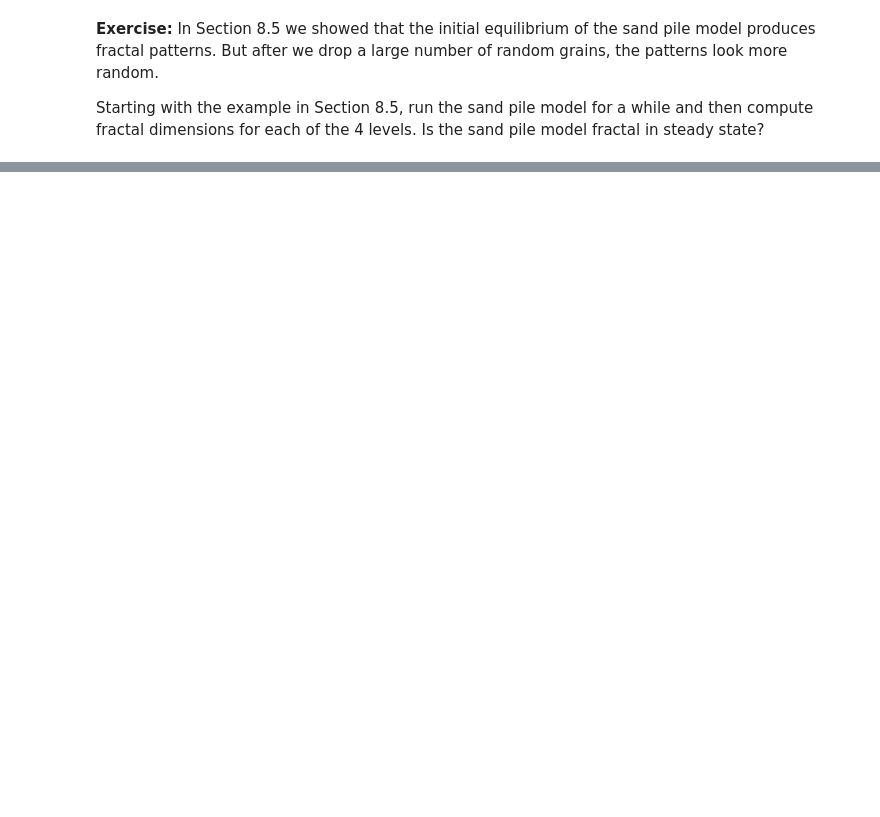
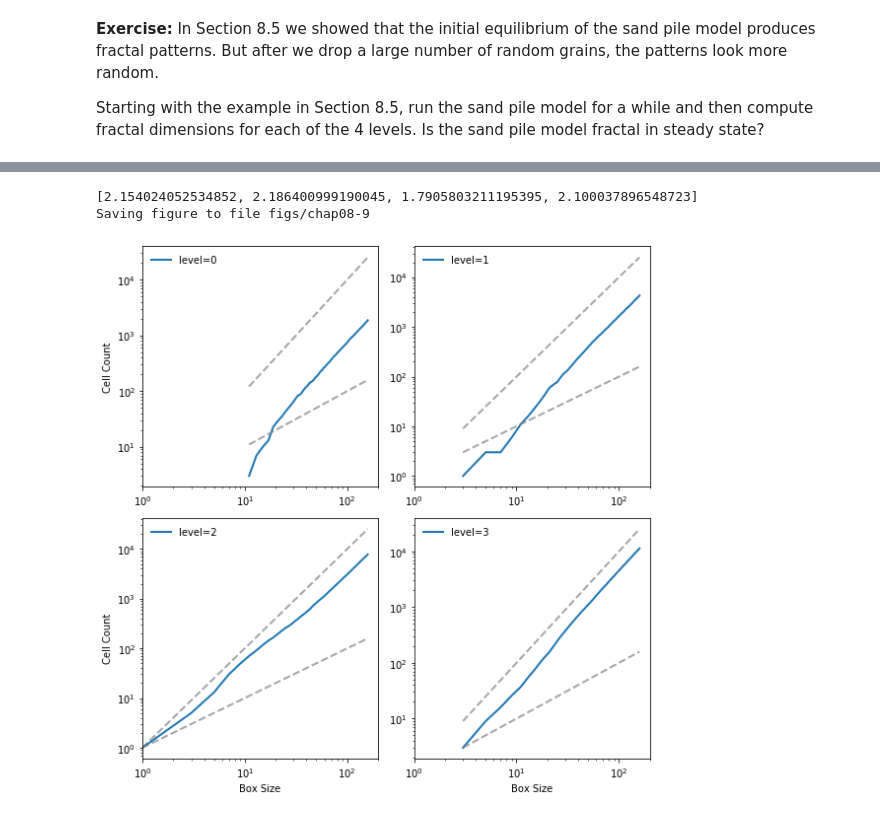
Before and after one commit to smithb16/ThinkComplexity2, a Jupyter notebook: notebooks/chap08.ipynb, the cells around one changed output, grey strips where cells are left out. Cells and saved outputs as stored; diff of their text form; code cells hidden in the pictures; blank space fills up the shorter version.

```diff
--- a/notebooks/chap08.ipynb
+++ b/notebooks/chap08.ipynb
@@ -87,7 +101,7 @@ class SandPile(Cell2D):
 # %% [markdown]
 Here's a small example starting with two cells ready to topple.  `n` is the number of rows, `m` is the number of columns.
 # %%
-pile = SandPile(n=3, m=5, level=0)
+pile = SandPile(m=3, n=5, level=0)
 pile.array[1, 1] = 4
 pile.array[1, 3] = 4
 
@@ -356,7 +370,7 @@ def count_cells(a):
 
     returns: list of (i, i**2, cell count) tuples
     """
-    n, m = a.shape
+    m, n = a.shape
     end = min(n, m)
 
     res = []
@@ -505,0 +602,9 @@ Starting with the example in Section 8.5, run the sand pile model for a while an
+# %%
+## Draw the individual levels of pile5
+dims = box_count_four(pile5)
+print(dims)
+savefig('figs/chap08-9')
+# %% [output]
+[2.154024052534852, 2.186400999190045, 1.7905803211195395, 2.100037896548723]
+Saving figure to file figs/chap08-9
+[figure, added]
```
Also changed, not shown: parts of 30 cells of this notebook, 21 other files.
